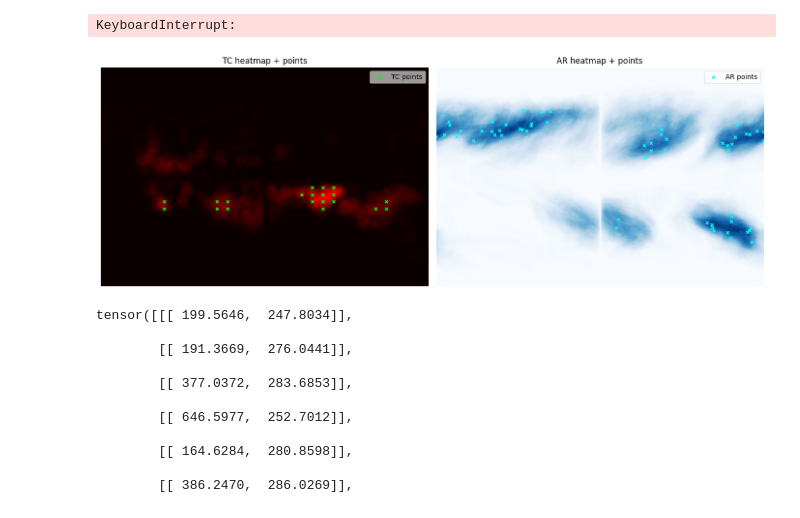
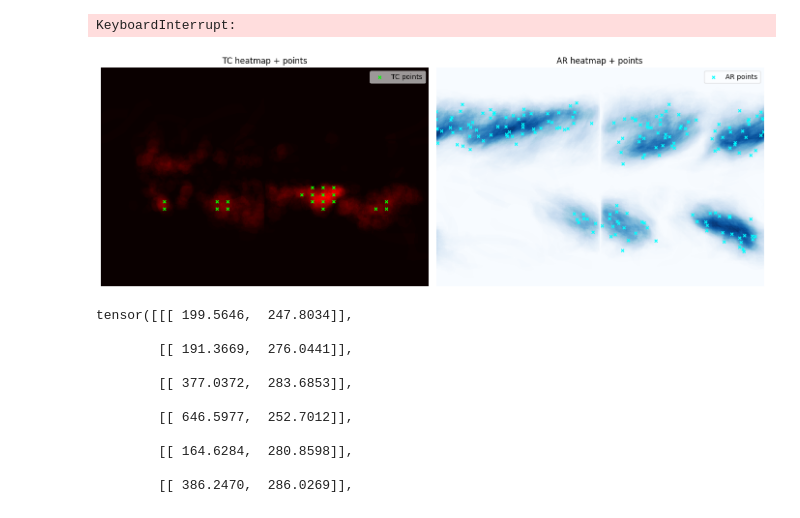
Before and after one commit to thangible/ClimateSAM, a Jupyter notebook: documentation.ipynb, the cells around one changed output. Drawn from its saved outputs; the diff is of its cells as text; code cells hidden in the pictures.

```diff
--- a/documentation.ipynb
+++ b/documentation.ipynb
@@ -100,35 +100,35 @@ tc_points, tc_labels = train_dataset.generate_smart_grid_prompts(
 )
 
 # For Atmospheric Rivers
 ar_points, ar_labels = train_dataset.generate_smart_grid_prompts(
     class_type='ar',
     grid_size=(32, 32),
     jitter_amount=1,
-    min_occurrences=100
+    min_occurrences=50
 )
 
 # overlay tc_points and ar_points on the respective heatmaps
 tc_pts = tc_points.detach().cpu().numpy().reshape(-1, 2)
 ar_pts = ar_points.detach().cpu().numpy().reshape(-1, 2)
 
 fig, axs = plt.subplots(1, 2, figsize=(14, 6))
 
 axs[0].imshow(hm_tc, cmap='hot', origin='upper', interpolation='nearest', vmin=0, vmax=vmax)
 axs[0].scatter(tc_pts[:, 0], tc_pts[:, 1], c='lime', s=18, marker='x', linewidths=1.5, label='TC points')
 axs[0].set_title('TC heatmap + points')
 axs[0].axis('off')
 axs[0].legend(loc='upper right', framealpha=0.6)
 
 axs[1].imshow(hm_ar, cmap='Blues', origin='upper', interpolation='nearest', vmin=0, vmax=vmax)
 axs[1].scatter(ar_pts[:, 0], ar_pts[:, 1], c='cyan', s=18, marker='x', linewidths=1.5, label='AR points')
 axs[1].set_title('AR heatmap + points')
 axs[1].axis('off')
 axs[1].legend(loc='upper right', framealpha=0.6)
 
 plt.tight_layout()
 plt.show()
 # %% [output]
-[figure, old version]
+[figure, new version]
 # %%
 tc_points
 # %% [output]
```
Also changed, not shown: 1 other file.
